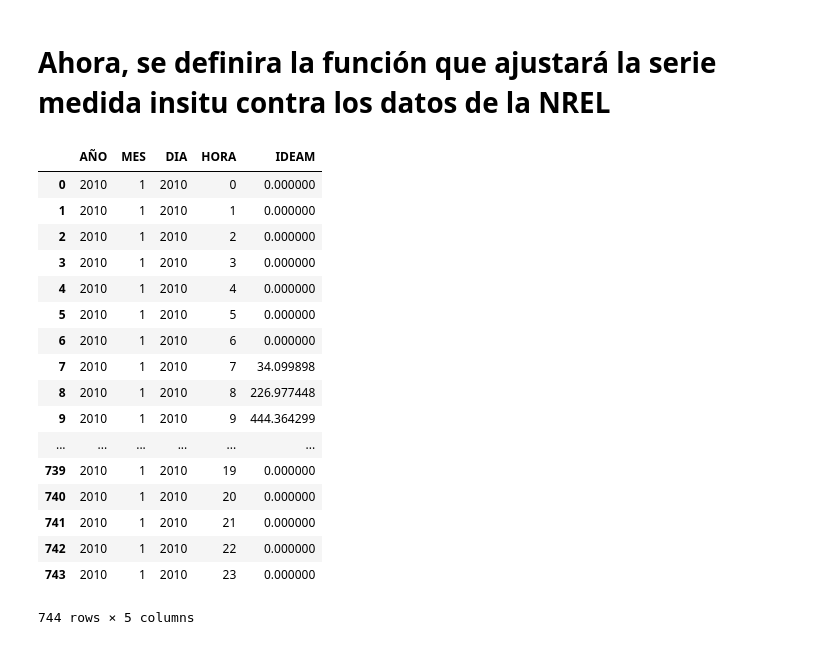
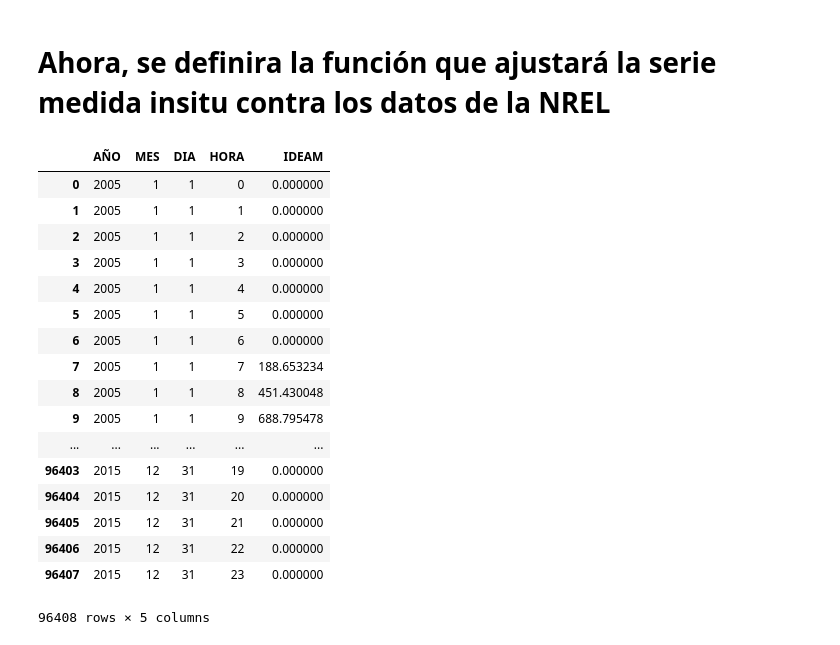
Before and after one commit to kagonzalez10/Herramientas-Computacionales-IMEC3602, a Jupyter notebook: IDEAM.ipynb, the cells around one changed output. Saved outputs shown, nothing was run; the diff lists cells and outputs as text; code cells hidden in the pictures.

```diff
--- a/IDEAM.ipynb
+++ b/IDEAM.ipynb
@@ -125,21 +132,21 @@ def ajuste_mcp2 (serie_IDEAM,serie_NREL,ano,mes_fin):
 # %%
-ajuste_mcp2(serie_pd,data_NREL,2010,1)
+ajuste_mcp2(serie_pd,data_NREL,2015,6)
 # %% [output]
 |  | AÑO | MES | DIA | HORA | IDEAM |
-| 0 | 2010 | 1 | 2010 | 0 | 0.000000 |
-| 1 | 2010 | 1 | 2010 | 1 | 0.000000 |
-| 2 | 2010 | 1 | 2010 | 2 | 0.000000 |
-| 3 | 2010 | 1 | 2010 | 3 | 0.000000 |
-| 4 | 2010 | 1 | 2010 | 4 | 0.000000 |
-| 5 | 2010 | 1 | 2010 | 5 | 0.000000 |
-| 6 | 2010 | 1 | 2010 | 6 | 0.000000 |
-| 7 | 2010 | 1 | 2010 | 7 | 34.099898 |
-| 8 | 2010 | 1 | 2010 | 8 | 226.977448 |
-| 9 | 2010 | 1 | 2010 | 9 | 444.364299 |
+| 0 | 2005 | 1 | 1 | 0 | 0.000000 |
+| 1 | 2005 | 1 | 1 | 1 | 0.000000 |
+| 2 | 2005 | 1 | 1 | 2 | 0.000000 |
+| 3 | 2005 | 1 | 1 | 3 | 0.000000 |
+| 4 | 2005 | 1 | 1 | 4 | 0.000000 |
+| 5 | 2005 | 1 | 1 | 5 | 0.000000 |
+| 6 | 2005 | 1 | 1 | 6 | 0.000000 |
+| 7 | 2005 | 1 | 1 | 7 | 188.653234 |
+| 8 | 2005 | 1 | 1 | 8 | 451.430048 |
+| 9 | 2005 | 1 | 1 | 9 | 688.795478 |
 | ... | ... | ... | ... | ... | ... |
-| 739 | 2010 | 1 | 2010 | 19 | 0.000000 |
-| 740 | 2010 | 1 | 2010 | 20 | 0.000000 |
-| 741 | 2010 | 1 | 2010 | 21 | 0.000000 |
-| 742 | 2010 | 1 | 2010 | 22 | 0.000000 |
-| 743 | 2010 | 1 | 2010 | 23 | 0.000000 |
+| 96403 | 2015 | 12 | 31 | 19 | 0.000000 |
+| 96404 | 2015 | 12 | 31 | 20 | 0.000000 |
+| 96405 | 2015 | 12 | 31 | 21 | 0.000000 |
+| 96406 | 2015 | 12 | 31 | 22 | 0.000000 |
+| 96407 | 2015 | 12 | 31 | 23 | 0.000000 |
-744 rows × 5 columns
+96408 rows × 5 columns
```
Also changed, not shown: parts of 9 cells of this notebook.
